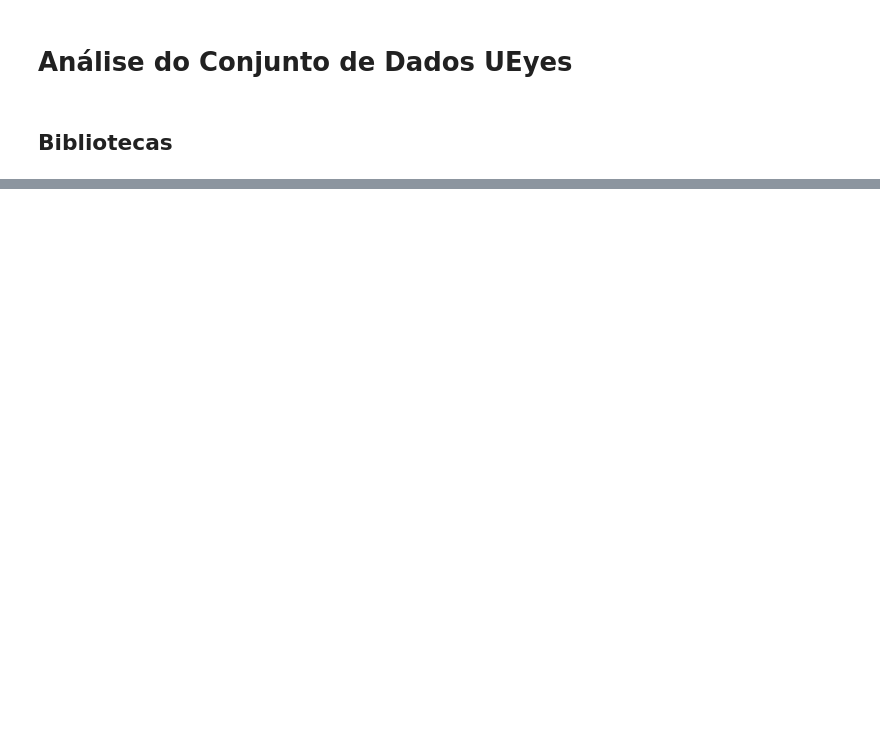
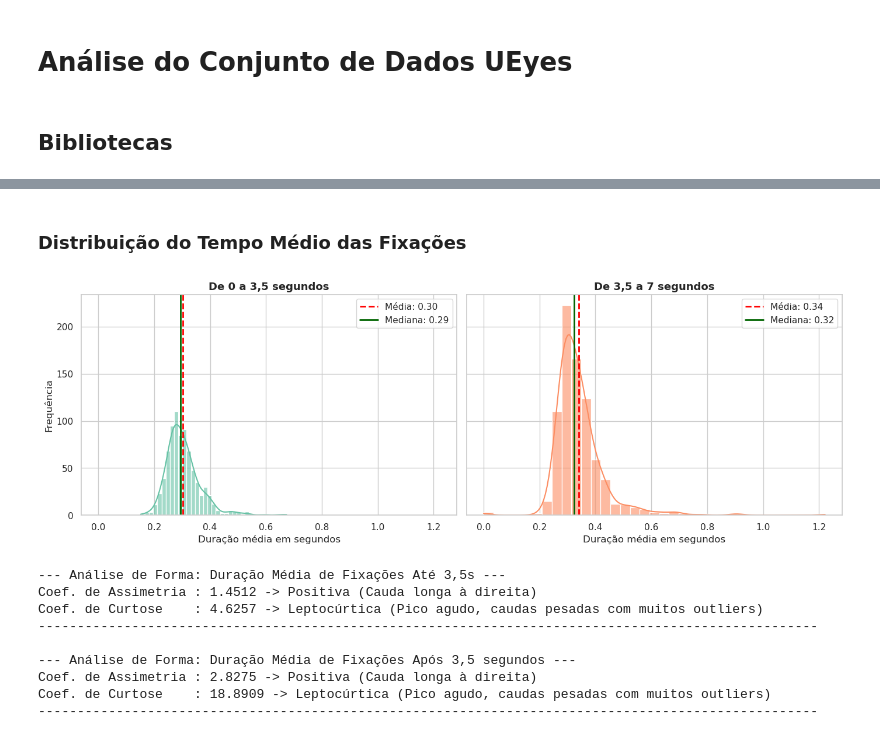
Before and after one commit to rodrigoraupp/hci_eyetracking_analysis, a Jupyter notebook: notebooks/03_analysis.ipynb, the cells around one changed output, grey strips where cells are left out. Drawn from its saved outputs; the diff is of its cells as text; code cells hidden in the pictures; blank space fills up the shorter version.

```diff
--- a/notebooks/03_analysis.ipynb
+++ b/notebooks/03_analysis.ipynb
@@ -125,0 +225,22 @@ df_early = df_fixations
+# %%
+# FUNÇÃO PARA CÁLCULO DO CONVEX HULL AREA
+def calcular_area_convex_hull(grupo):
+    # extração de coordenadas X e Y
+    pontos = grupo[['FPOGX_img', 'FPOGY_img']].dropna().values
+
+    # remove pontos sobrepostos
+    pontos = np.unique(pontos, axis=0)
+
+    # no mínimo um triângulo para formar área
+    if len(pontos) < 3:
+        return 0.0
+
+    try:
+        # passando o elástico
+        hull = ConvexHull(pontos)
+
+        # scipy retorna volume, vai entender...
+        return hull.volume
+    except Exception:
+        # se for uma linha reta, não tem área
+        return 0.0
@@ -125,0 +463,32 @@ df_early = df_fixations
+# %% [markdown]
+### Distribuição do Tempo Médio das Fixações
+# %%
+plot_distribuicao(
+    df_metrics['tempo_medio_early'],
+    df_metrics['tempo_medio_late'],
+    None,
+    "Duração média em segundos",
+    None,
+    False,
+    bins=35,
+    save_image='../graphs/distr_tempo_medio_fix.pdf'
+)
+analisar_assimetria_curtose(
+    df_metrics['tempo_medio_early'],
+    "Duração Média de Fixações Até 3,5s"
+)
+analisar_assimetria_curtose(
+    df_metrics['tempo_medio_late'],
+    "Duração Média de Fixações Após 3,5 segundos"
+)
+# %% [output]
+[figure, added]
+--- Análise de Forma: Duração Média de Fixações Até 3,5s ---
+Coef. de Assimetria : 1.4512 -> Positiva (Cauda longa à direita)
+Coef. de Curtose    : 4.6257 -> Leptocúrtica (Pico agudo, caudas pesadas com muitos outliers)
+----------------------------------------------------------------------------------------------------
+
+--- Análise de Forma: Duração Média de Fixações Após 3,5 segundos ---
+Coef. de Assimetria : 2.8275 -> Positiva (Cauda longa à direita)
+Coef. de Curtose    : 18.8909 -> Leptocúrtica (Pico agudo, caudas pesadas com muitos outliers)
+----------------------------------------------------------------------------------------------------
```
Also changed, not shown: parts of 79 cells of this notebook, 2 other files.
